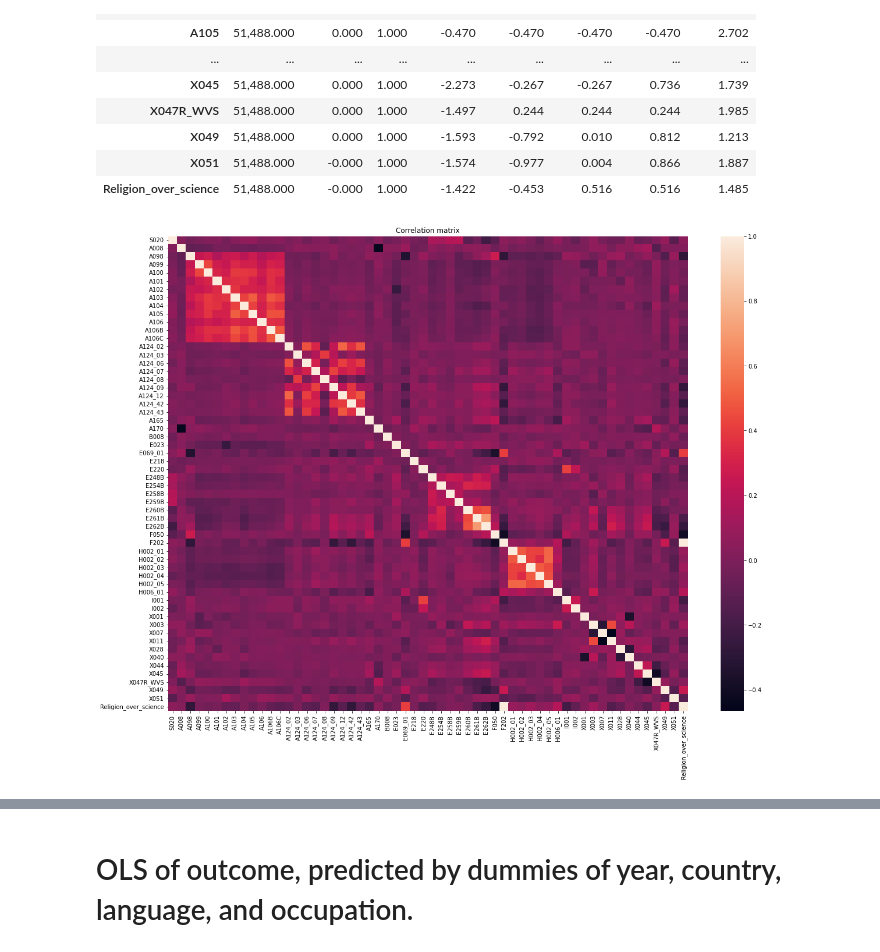
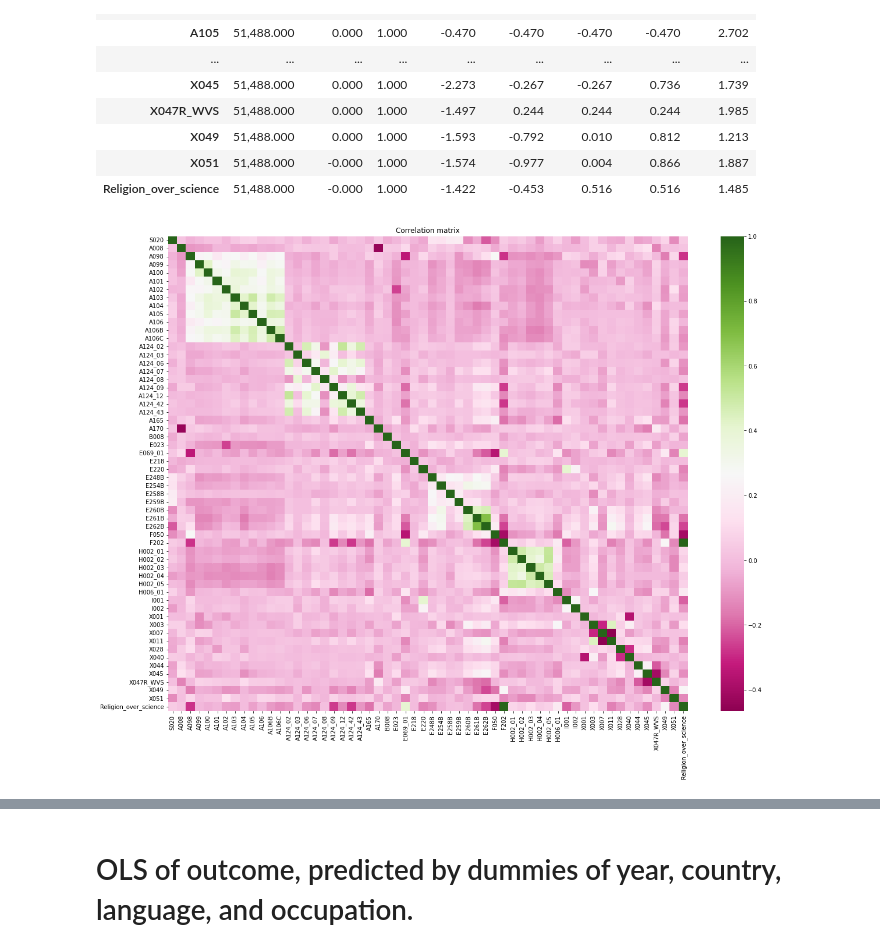
Before and after one commit to victorchenberkeley/ucb_w207_project_wvs, a Jupyter notebook: data/data_preprocessing.ipynb, the cells around one changed output, grey strips where cells are left out. Cells and saved outputs as stored; diff of their text form; code cells hidden in the pictures.

```diff
--- a/data/data_preprocessing.ipynb
+++ b/data/data_preprocessing.ipynb
@@ -385,12 +354,12 @@ df.describe().T
 | Religion_over_science | 51,488.000 | -0.000 | 1.000 | -1.422 | -0.453 | 0.516 | 0.516 | 1.485 |
 # %%
 plt.figure(figsize=(20,15))
-ax = sns.heatmap(df.corr())
+ax = sns.heatmap(df.corr(), cmap="PiYG")
 plt.title('Correlation matrix')
 plt.show()
 plt.close()
 # %% [output]
-[figure, old version]
+[figure, new version]
 # %%
 from google.colab import files
 df.to_csv('data.csv')
```
Also changed, not shown: parts of 5 cells of this notebook.
